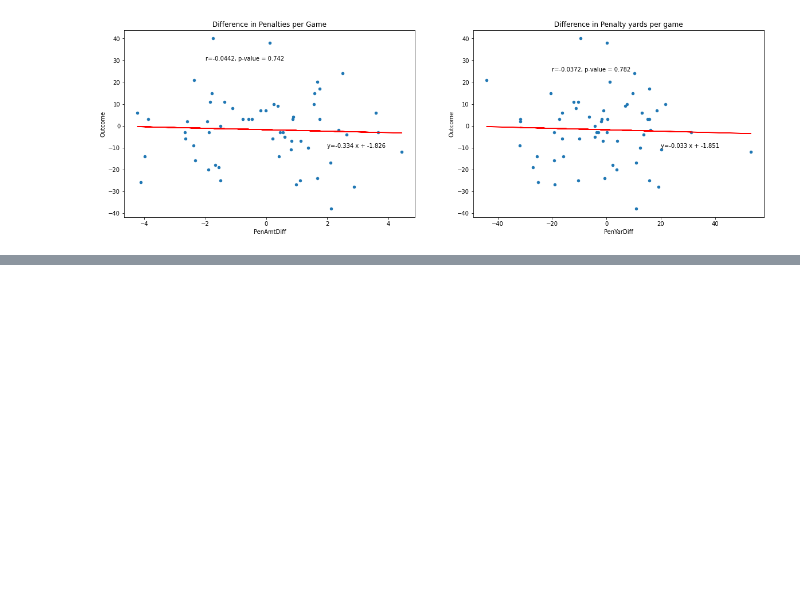
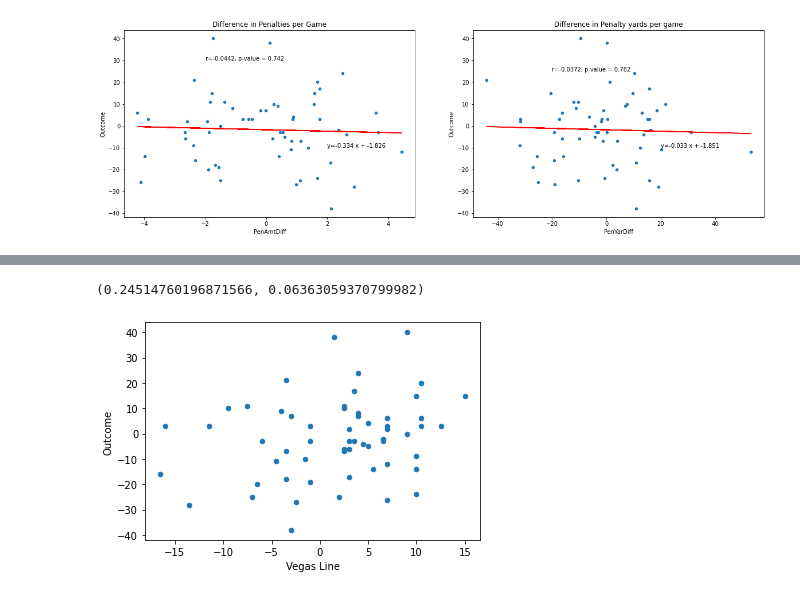
Before and after one commit to kclark7/NFLModel, a Jupyter notebook: TestVarCorr.ipynb, the cells around one changed output, grey strips where cells are left out. Drawn from its saved outputs; the diff is of its cells as text; code cells hidden in the pictures; blank space fills up the shorter version.

```diff
--- a/TestVarCorr.ipynb
+++ b/TestVarCorr.ipynb
@@ -392,0 +402,7 @@ Text(-20, 25, 'r=-0.0372, p-value = 0.782')
+# %%
+df.plot(kind='scatter', x='Vegas Line', y='Outcome')
+pears = stats.pearsonr(df['Vegas Line'], df['Outcome'])
+print(pears)
+# %% [output]
+(0.24514760196871566, 0.06363059370799982)
+[figure, added]
```
Also changed, not shown: parts of 1 cell of this notebook, 3 other files.
